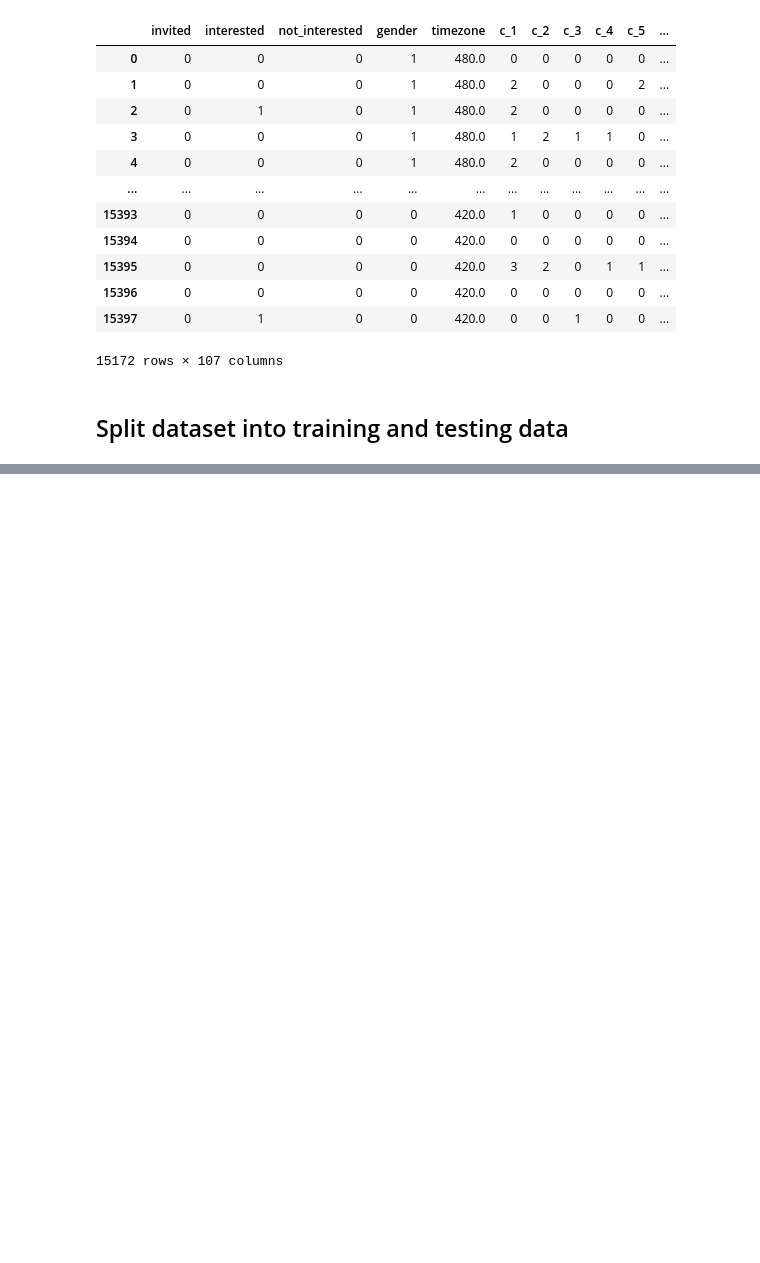
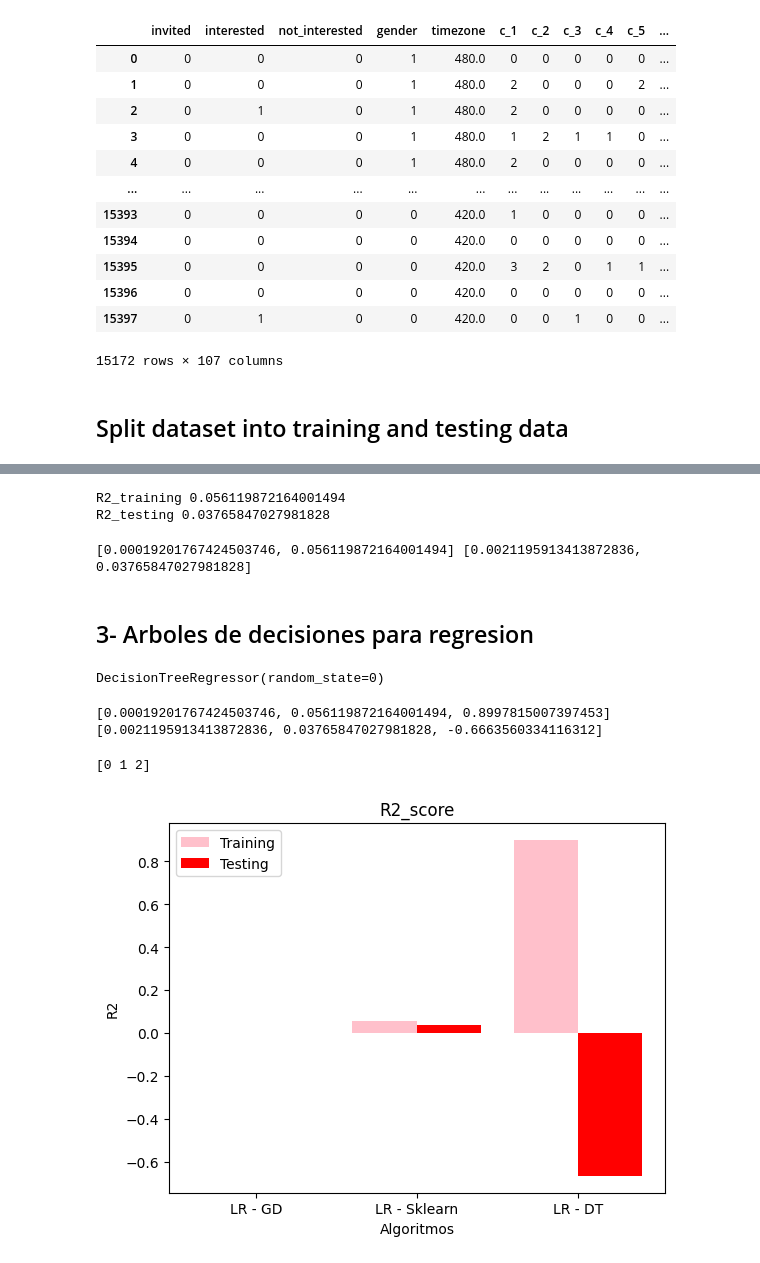
Before and after one commit to jpdealba/ml_events, a Jupyter notebook: Proyecto.ipynb, the cells around one changed output, grey strips where cells are left out. Drawn from its saved outputs; the diff is of its cells as text; code cells hidden in the pictures; blank space fills up the shorter version.

```diff
--- a/Proyecto.ipynb
+++ b/Proyecto.ipynb
@@ -421,0 +519,29 @@ Split X 15172 into train with 10165 and test with 5007
+# %%
+from sklearn.linear_model import LinearRegression
+
+reg = LinearRegression()
+reg.fit(X_train, y_train)
+
+costTr = reg.score(X_train, y_train)
+costTe = reg.score(X_test, y_test)
+
+print("R2_training", costTr )
+print("R2_testing", costTe )
+# %% [output]
+R2_training 0.056119872164001494
+R2_testing 0.03765847027981828
+# %%
+R2_train.append(costTr)
+R2_test.append(costTe)
+print(R2_train, R2_test)
+# %% [output]
+[0.00019201767424503746, 0.056119872164001494] [0.0021195913413872836, 0.03765847027981828]
+# %% [markdown]
+## 3- Arboles de decisiones para regresion
+# %%
+from sklearn.tree import DecisionTreeRegressor
+
+regressor = DecisionTreeRegressor(random_state = 0)
+regressor.fit(X_train, y_train)
+# %% [output]
+DecisionTreeRegressor(random_state=0)
@@ -421,0 +551,22 @@ Split X 15172 into train with 10165 and test with 5007
+# %%
+R2_train.append(regressor.score(X_train, y_train))
+R2_test.append(regressor.score(X_test, y_test))
+print(R2_train, R2_test)
+# %% [output]
+[0.00019201767424503746, 0.056119872164001494, 0.8997815007397453] [0.0021195913413872836, 0.03765847027981828, -0.6663560334116312]
+# %%
+#Comparar resultados
+XX = ['LR - GD', 'LR - Sklearn', 'LR - DT']
+X_axis = np.arange(len(XX))
+print(X_axis)
+plt.bar(X_axis - 0.2, R2_train, 0.4, label = 'Training', color='pink')
+plt.bar(X_axis + 0.2, R2_test, 0.4, label = 'Testing', color='red')
+plt.xticks(X_axis, XX)
+plt.xlabel("Algoritmos")
+plt.ylabel("R2")
+plt.title("R2_score")
+plt.legend()
+plt.show()
+# %% [output]
+[0 1 2]
+[figure, added]
```
Also changed, not shown: parts of 13 cells of this notebook, 2 other files.
